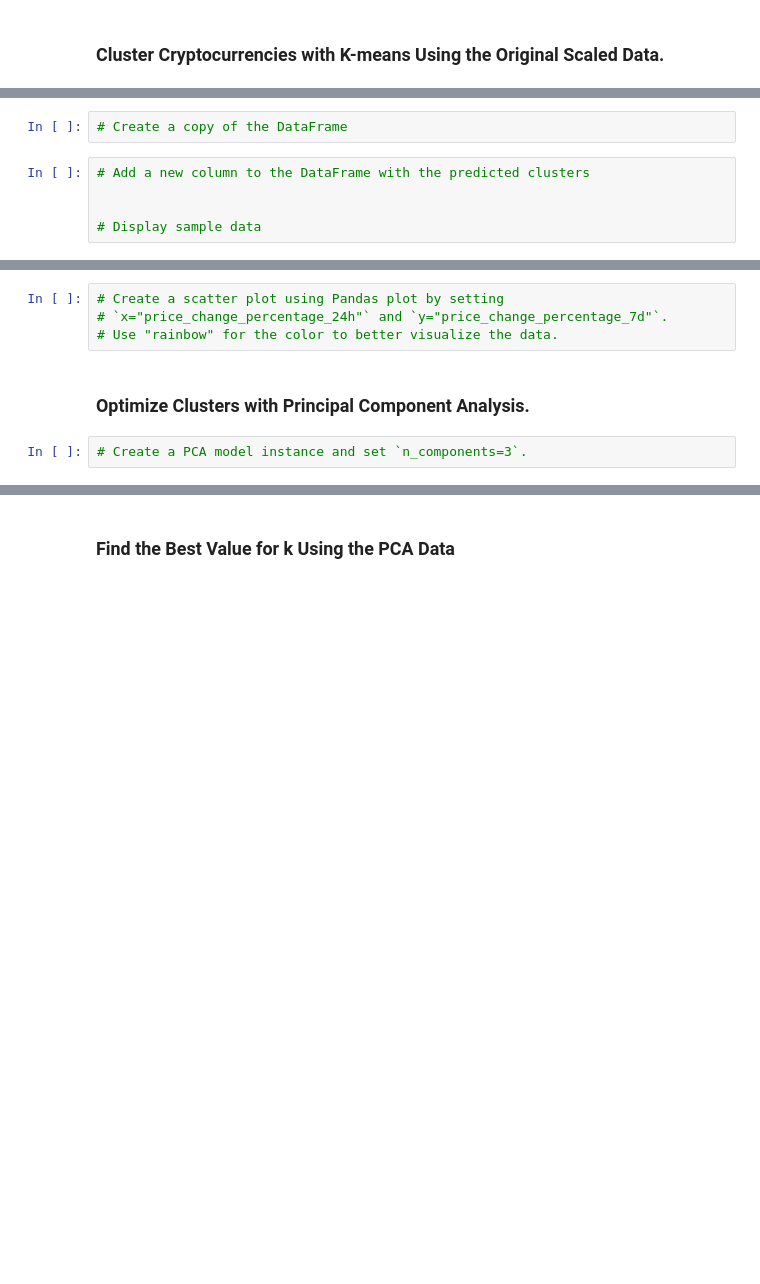
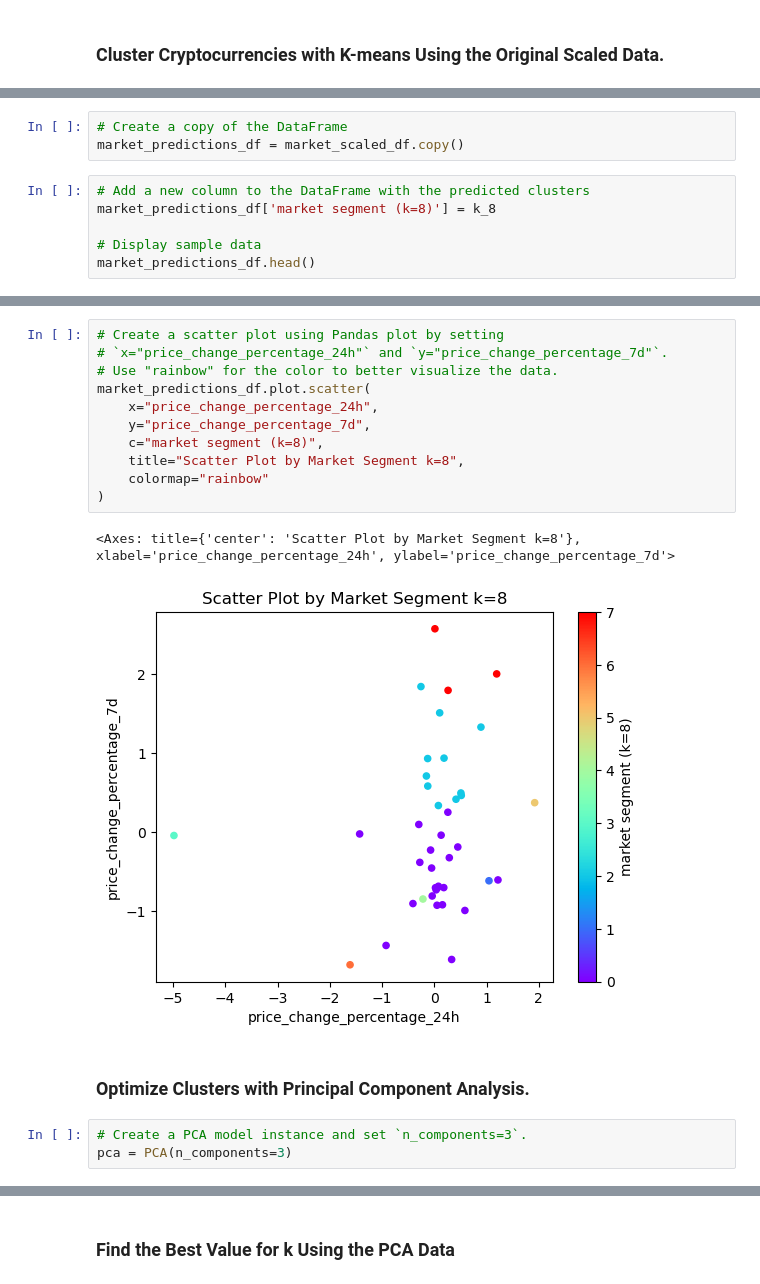
Before and after one commit to ncmoliver/CryptoClustering, a Jupyter notebook: Crypto_Clustering.ipynb, the cells around one changed output, grey strips where cells are left out. Saved outputs shown, nothing was run; the diff lists cells and outputs as text; blank space fills up the shorter version.

```diff
--- a/Crypto_Clustering.ipynb
+++ b/Crypto_Clustering.ipynb
@@ -111,10 +143,12 @@ for i in k_list:
 # %%
 # Create a copy of the DataFrame
+market_predictions_df = market_scaled_df.copy()
 # %%
 # Add a new column to the DataFrame with the predicted clusters
-
+market_predictions_df['market segment (k=8)'] = k_8
 
 # Display sample data
+market_predictions_df.head()
 # %% [output]
 |  | price_change_percentage_24h | price_change_percentage_7d | price_change_percentage_14d | price_change_percentage_30d | ... |
 | coin_id |  |  |  |  | ... |
@@ -126,10 +160,21 @@ for i in k_list:
 # %%
 # Create a scatter plot using Pandas plot by setting
 # `x="price_change_percentage_24h"` and `y="price_change_percentage_7d"`.
 # Use "rainbow" for the color to better visualize the data.
+market_predictions_df.plot.scatter(
+    x="price_change_percentage_24h",
+    y="price_change_percentage_7d",
+    c="market segment (k=8)",
+    title="Scatter Plot by Market Segment k=8",
+    colormap="rainbow"
+)
+# %% [output]
+<Axes: title={'center': 'Scatter Plot by Market Segment k=8'}, xlabel='price_change_percentage_24h', ylabel='price_change_percentage_7d'>
+[figure, added]
 # %% [markdown]
 ### Optimize Clusters with Principal Component Analysis.
 # %%
 # Create a PCA model instance and set `n_components=3`.
+pca = PCA(n_components=3)
 # %%
 # Use the PCA model with `fit_transform` on the original scaled DataFrame to reduce to three principal components.
```
Also changed, not shown: parts of 13 cells of this notebook.
